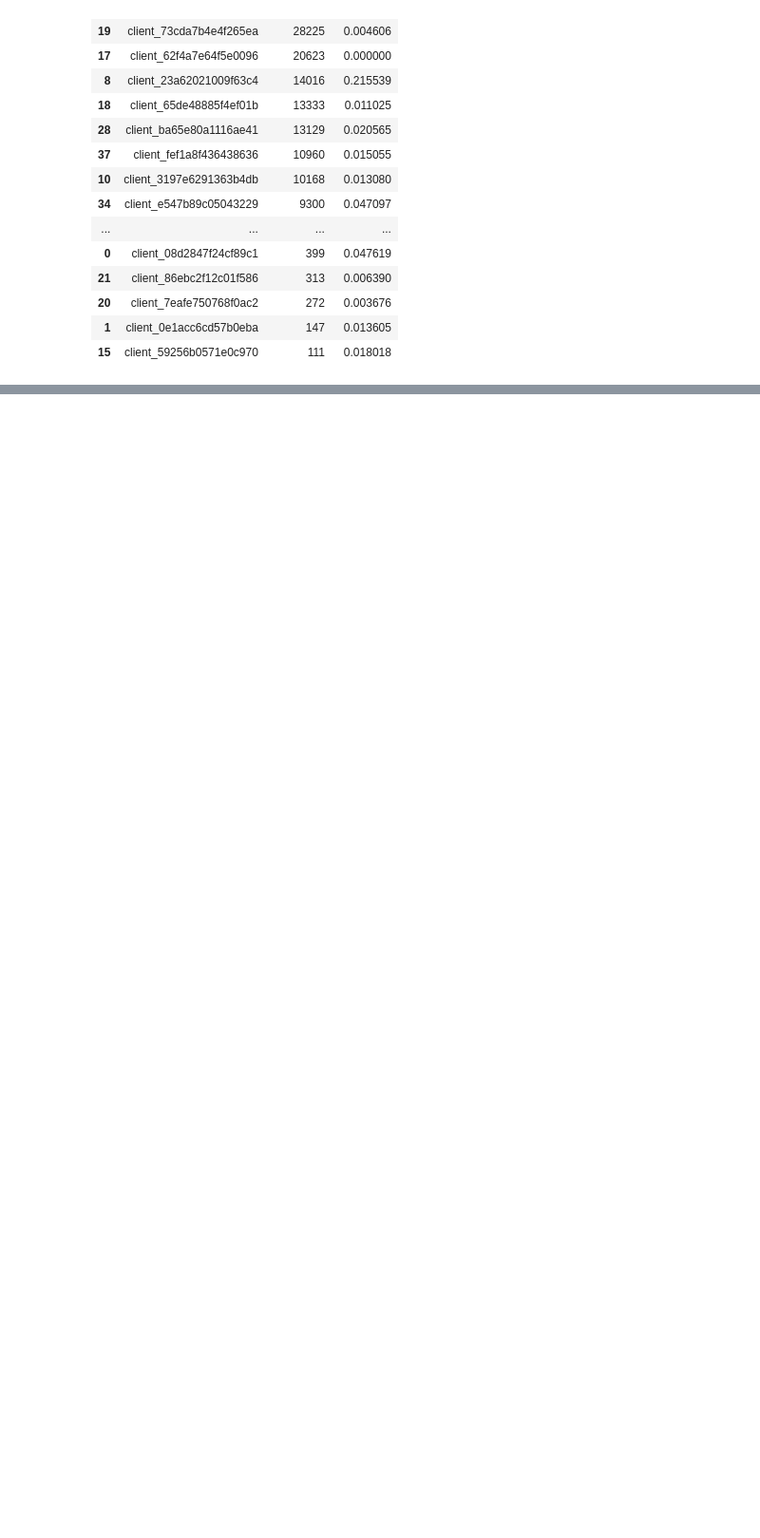
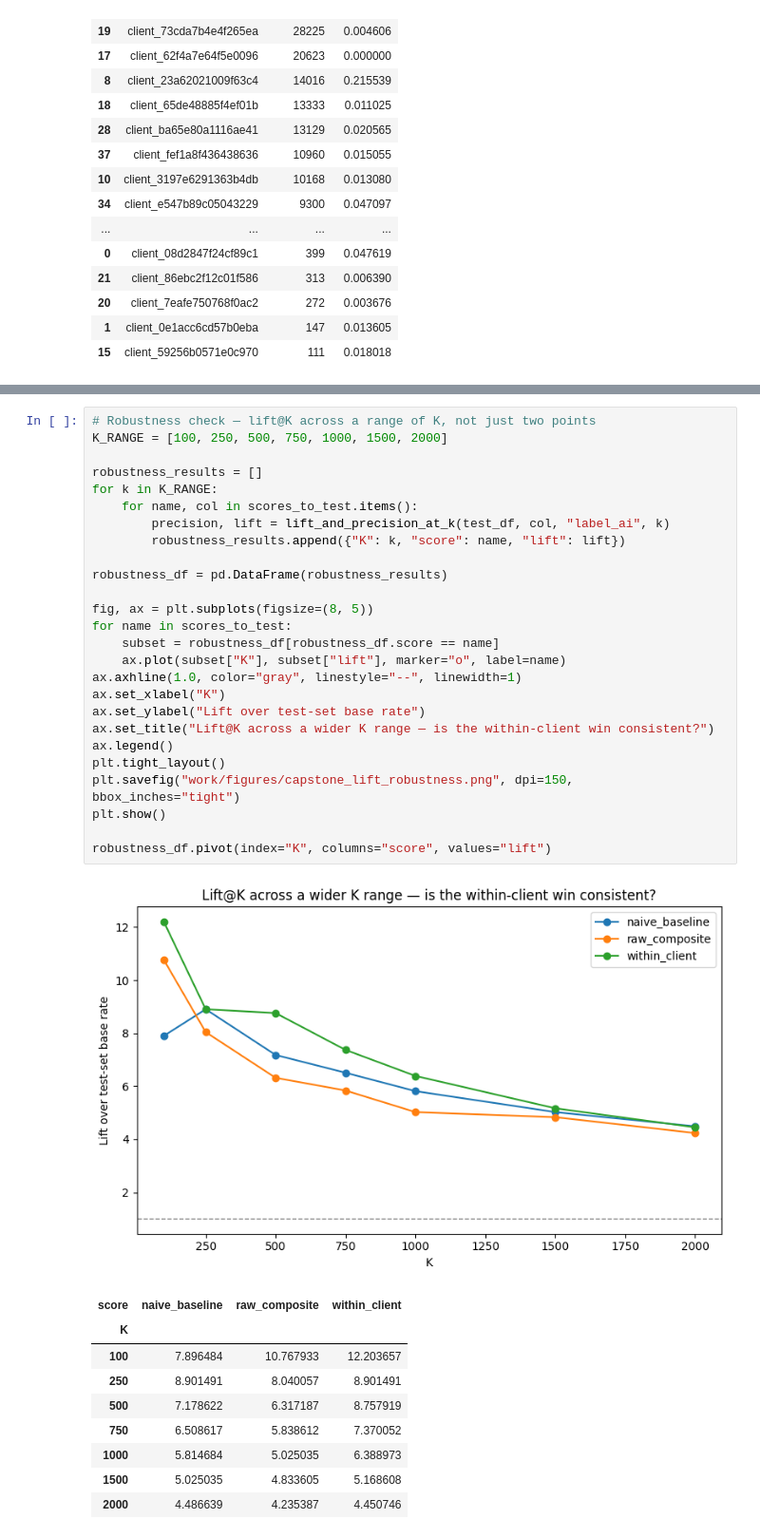
Before and after one commit to whozahm3d/flyrank-ml-internship, a Jupyter notebook: work/notebooks/capstone.ipynb, the cells around one changed output, grey strips where cells are left out. Shown at 95% size. Saved outputs shown, nothing was run; the diff lists cells and outputs as text; blank space fills up the shorter version.

```diff
--- a/work/notebooks/capstone.ipynb
+++ b/work/notebooks/capstone.ipynb
@@ -607,0 +796,37 @@ client_stats
+# %%
+# Robustness check — lift@K across a range of K, not just two points
+K_RANGE = [100, 250, 500, 750, 1000, 1500, 2000]
+
+robustness_results = []
+for k in K_RANGE:
+    for name, col in scores_to_test.items():
+        precision, lift = lift_and_precision_at_k(test_df, col, "label_ai", k)
+        robustness_results.append({"K": k, "score": name, "lift": lift})
+
+robustness_df = pd.DataFrame(robustness_results)
+
+fig, ax = plt.subplots(figsize=(8, 5))
+for name in scores_to_test:
+    subset = robustness_df[robustness_df.score == name]
+    ax.plot(subset["K"], subset["lift"], marker="o", label=name)
+ax.axhline(1.0, color="gray", linestyle="--", linewidth=1)
+ax.set_xlabel("K")
+ax.set_ylabel("Lift over test-set base rate")
+ax.set_title("Lift@K across a wider K range — is the within-client win consistent?")
+ax.legend()
+plt.tight_layout()
+plt.savefig("work/figures/capstone_lift_robustness.png", dpi=150, bbox_inches="tight")
+plt.show()
+
+robustness_df.pivot(index="K", columns="score", values="lift")
+# %% [output]
+[figure, added]
+| score | naive_baseline | raw_composite | within_client |
+| K |  |  |  |
+| 100 | 7.896484 | 10.767933 | 12.203657 |
+| 250 | 8.901491 | 8.040057 | 8.901491 |
+| 500 | 7.178622 | 6.317187 | 8.757919 |
+| 750 | 6.508617 | 5.838612 | 7.370052 |
+| 1000 | 5.814684 | 5.025035 | 6.388973 |
+| 1500 | 5.025035 | 4.833605 | 5.168608 |
+| 2000 | 4.486639 | 4.235387 | 4.450746 |
```
Also changed, not shown: parts of 57 cells of this notebook.
